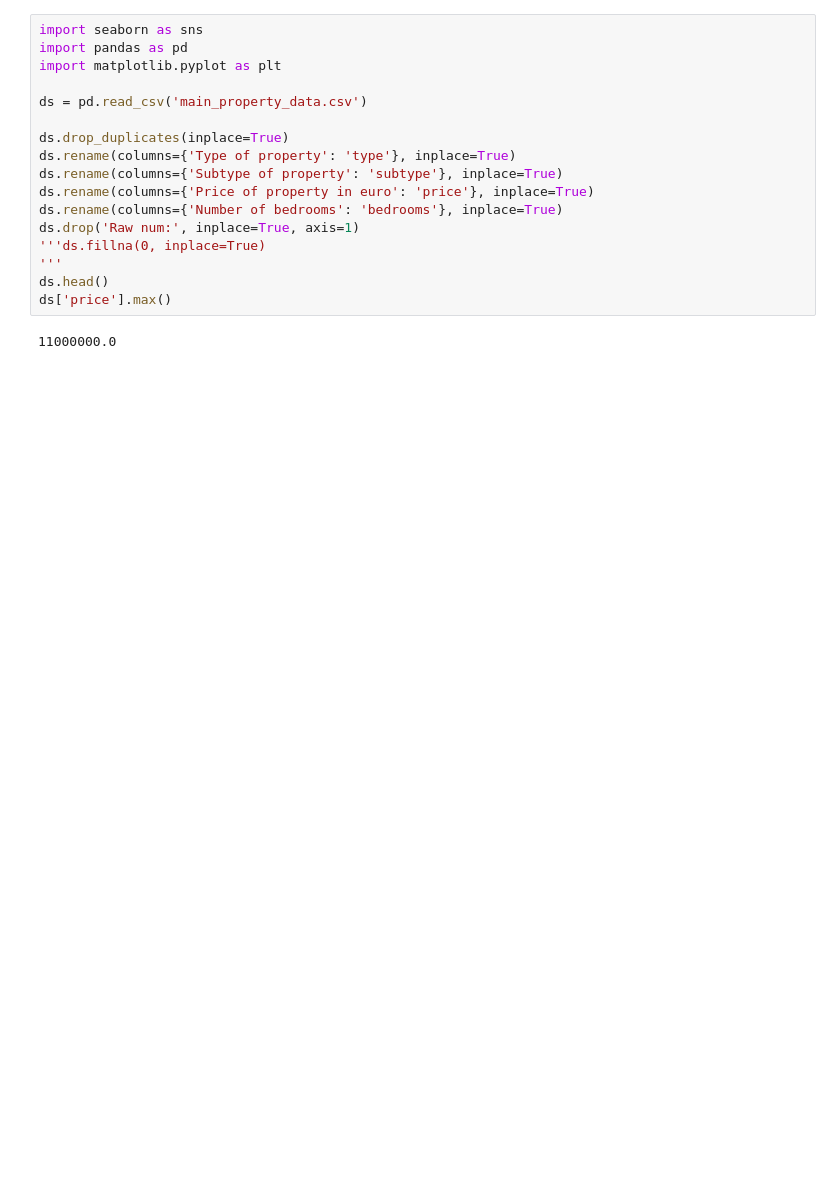
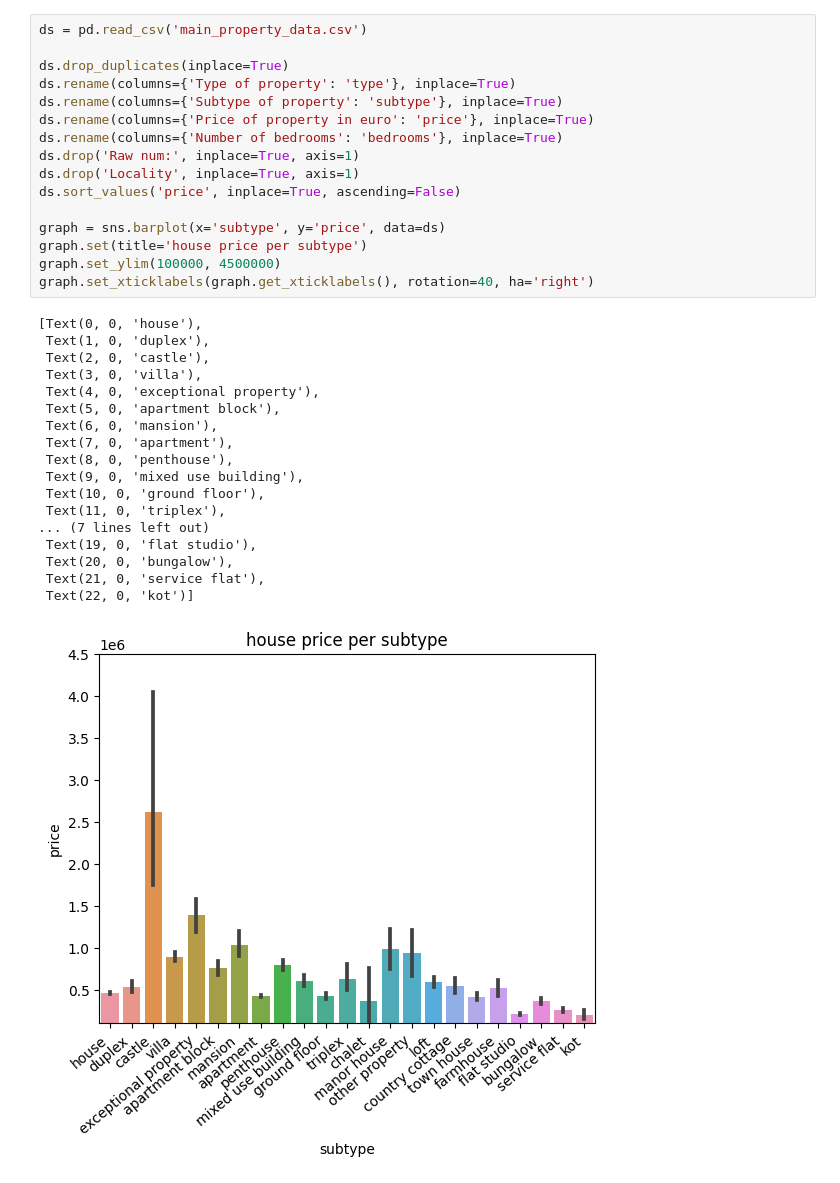
Before and after one commit to danielbauwens/Immo-Project-Data-Analysis, a Jupyter notebook: analysis.ipynb, the cells around one changed output. Drawn from its saved outputs; the diff is of its cells as text; blank space fills up the shorter version.

```diff
--- a/analysis.ipynb
+++ b/analysis.ipynb
@@ -1,20 +58,36 @@
 # %%
-import seaborn as sns
-import pandas as pd
-import matplotlib.pyplot as plt
-
 ds = pd.read_csv('main_property_data.csv')
 
 ds.drop_duplicates(inplace=True)
 ds.rename(columns={'Type of property': 'type'}, inplace=True)
 ds.rename(columns={'Subtype of property': 'subtype'}, inplace=True)
 ds.rename(columns={'Price of property in euro': 'price'}, inplace=True)
 ds.rename(columns={'Number of bedrooms': 'bedrooms'}, inplace=True)
 ds.drop('Raw num:', inplace=True, axis=1)
-'''ds.fillna(0, inplace=True)
-'''
-ds.head()
-ds['price'].max()
+ds.drop('Locality', inplace=True, axis=1)
+ds.sort_values('price', inplace=True, ascending=False)
+
+graph = sns.barplot(x='subtype', y='price', data=ds)
+graph.set(title='house price per subtype')
+graph.set_ylim(100000, 4500000)
+graph.set_xticklabels(graph.get_xticklabels(), rotation=40, ha='right')
 # %% [output]
-11000000.0
+[Text(0, 0, 'house'),
+ Text(1, 0, 'duplex'),
+ Text(2, 0, 'castle'),
+ Text(3, 0, 'villa'),
+ Text(4, 0, 'exceptional property'),
+ Text(5, 0, 'apartment block'),
+ Text(6, 0, 'mansion'),
+ Text(7, 0, 'apartment'),
+ Text(8, 0, 'penthouse'),
+ Text(9, 0, 'mixed use building'),
+ Text(10, 0, 'ground floor'),
+ Text(11, 0, 'triplex'),
+... (7 lines left out)
+ Text(19, 0, 'flat studio'),
+ Text(20, 0, 'bungalow'),
+ Text(21, 0, 'service flat'),
+ Text(22, 0, 'kot')]
+[figure, added]
 # %%
```
Also changed, not shown: parts of 8 cells of this notebook.
